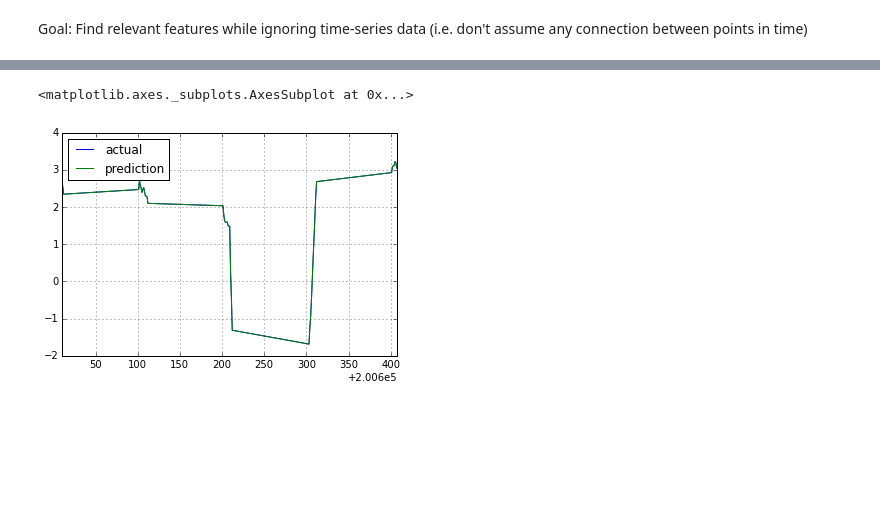
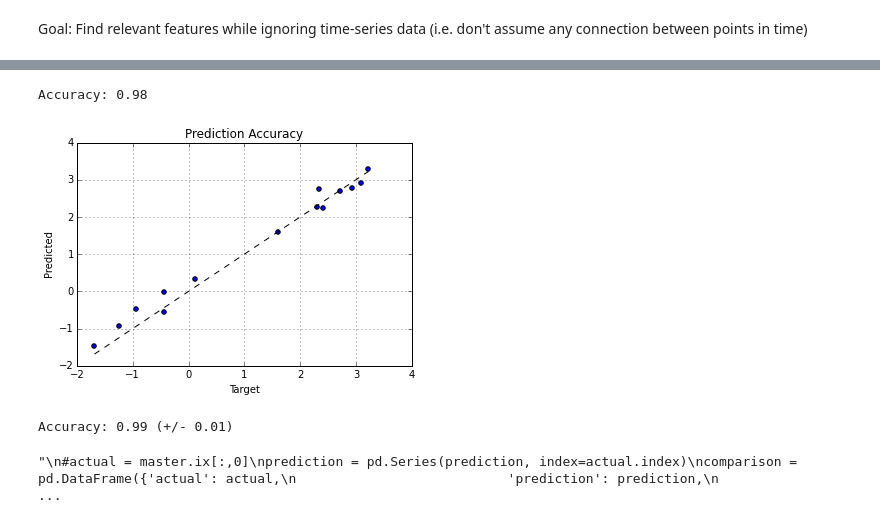
Before and after one commit to rhouck/gdp, a Jupyter notebook: Predict GDP Forecasts.ipynb, the cells around one changed output, grey strips where cells are left out. Drawn from its saved outputs; the diff is of its cells as text; code cells hidden in the pictures; blank space fills up the shorter version.

Commit message:
added cross validation and split out test/train sets

```diff
--- a/Predict GDP Forecasts.ipynb
+++ b/Predict GDP Forecasts.ipynb
@@ -102,9 +120,7 @@ master = short_master
 # %%
 # prepare data to be used by scikit learn --> move from pandas to numpy
 cols = master.columns
-Y_col = cols[0]
+y_col = cols[0]
 X_cols = cols[1:]
-Ys = master[Y_col].values
+ys = master[y_col].values
 Xs = master[X_cols].values
-# normalize data, convert to z-scores
-# should we normalize the Ys?
@@ -111,15 +192,36 @@ Xs = master[X_cols].values
+# %%
+linear_regresssion = Model(Xs, ys, linear_model.LinearRegression())
+simple_split_test = linear_regresssion.simple_split_test()
+print simple_split_test['score']
+linear_regresssion.pred_vs_act_scatter(simple_split_test['predicted'], simple_split_test['y_test'])
+# %% [output]
+Accuracy: 0.98
+[figure, added]
+# %%
+iter_cross_val = linear_regresssion.iter_cross_val()
+print iter_cross_val['score']
+# %% [output]
+Accuracy: 0.99 (+/- 0.01)
 # %%
+
+
+
 # train model and chart actual vs predictions
+"""
 from sklearn import linear_model
-clf = linear_model.LinearRegression()
-clf.fit (Xs, Ys)
-prediction = clf.predict(Xs)
-actual = master.ix[:,0]
+#clf = linear_model.LinearRegression()
+#clf.fit (X_train, y_train)
+#prediction = clf.predict(X_test)
+#actual = y_test
+#clf.score(X_test, y_test)
+"""
+"""
+#actual = master.ix[:,0]
 prediction = pd.Series(prediction, index=actual.index)
 comparison = pd.DataFrame({'actual': actual,
                            'prediction': prediction,
                            })
 comparison.plot()
+"""
 # %% [output]
-<matplotlib.axes._subplots.AxesSubplot at 0x...>
+"\n#actual = master.ix[:,0]\nprediction = pd.Series(prediction, index=actual.index)\ncomparison = pd.DataFrame({'actual': actual,\n                           'prediction': prediction,\n                ...
-[figure, removed]
```
Also changed, not shown: parts of 10 cells of this notebook.
